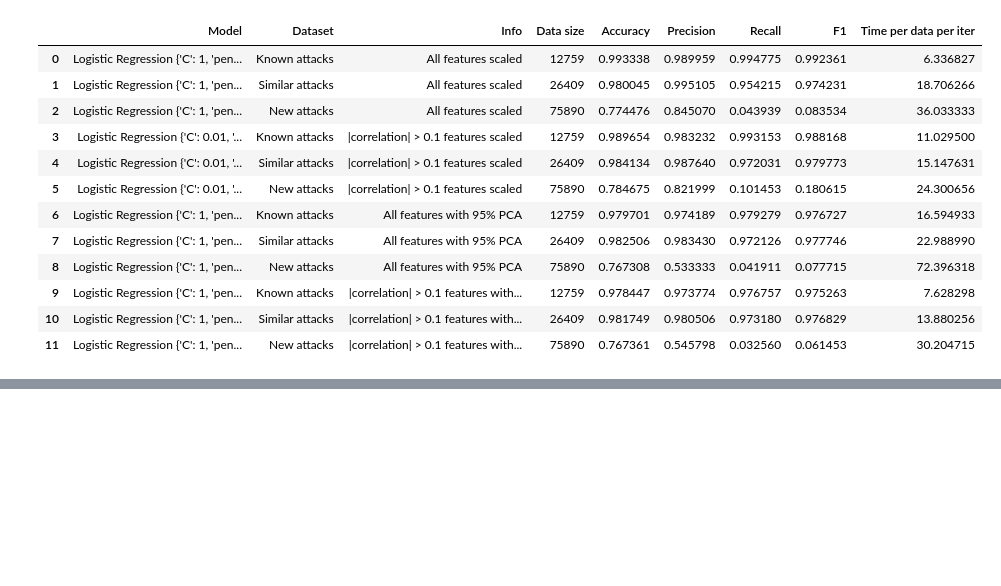
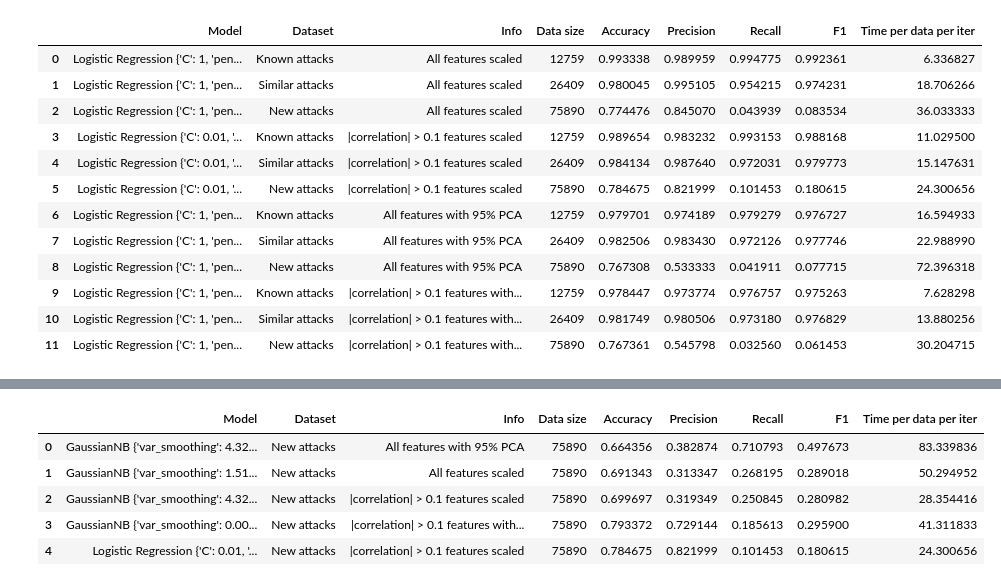
Before and after one commit to ibrahimmkhalid/data-245-project, a Jupyter notebook: results_analysis.ipynb, the cells around one changed output, grey strips where cells are left out. Cells and saved outputs as stored; diff of their text form; code cells hidden in the pictures; blank space fills up the shorter version.

```diff
--- a/results_analysis.ipynb
+++ b/results_analysis.ipynb
@@ -87,0 +127,9 @@ df[df["Model"].str.contains("Random Forest")].reset_index(drop=True)
+# %%
+bu.display(dataset="New", sort_by="Recall", ascending=False, top=5)
+# %% [output]
+|  | Model | Dataset | Info | Data size | Accuracy | Precision | Recall | F1 | Time per data per iter |
+| 0 | GaussianNB {'var_smoothing': 4.32... | New attacks | All features with 95% PCA | 75890 | 0.664356 | 0.382874 | 0.710793 | 0.497673 | 83.339836 |
+| 1 | GaussianNB {'var_smoothing': 1.51... | New attacks | All features scaled | 75890 | 0.691343 | 0.313347 | 0.268195 | 0.289018 | 50.294952 |
+| 2 | GaussianNB {'var_smoothing': 4.32... | New attacks | |correlation| > 0.1 features scaled | 75890 | 0.699697 | 0.319349 | 0.250845 | 0.280982 | 28.354416 |
+| 3 | GaussianNB {'var_smoothing': 0.00... | New attacks | |correlation| > 0.1 features with... | 75890 | 0.793372 | 0.729144 | 0.185613 | 0.295900 | 41.311833 |
+| 4 | Logistic Regression {'C': 0.01, '... | New attacks | |correlation| > 0.1 features scaled | 75890 | 0.784675 | 0.821999 | 0.101453 | 0.180615 | 24.300656 |
```
Also changed, not shown: parts of 11 cells of this notebook, 1 other file.
